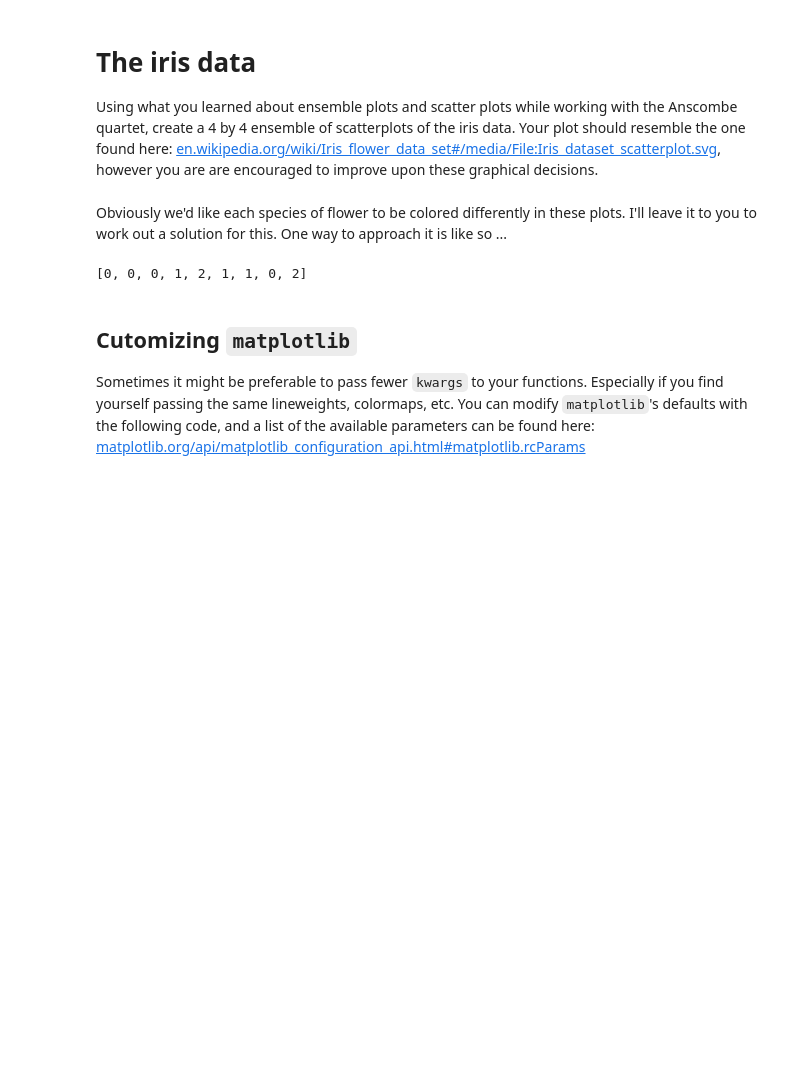
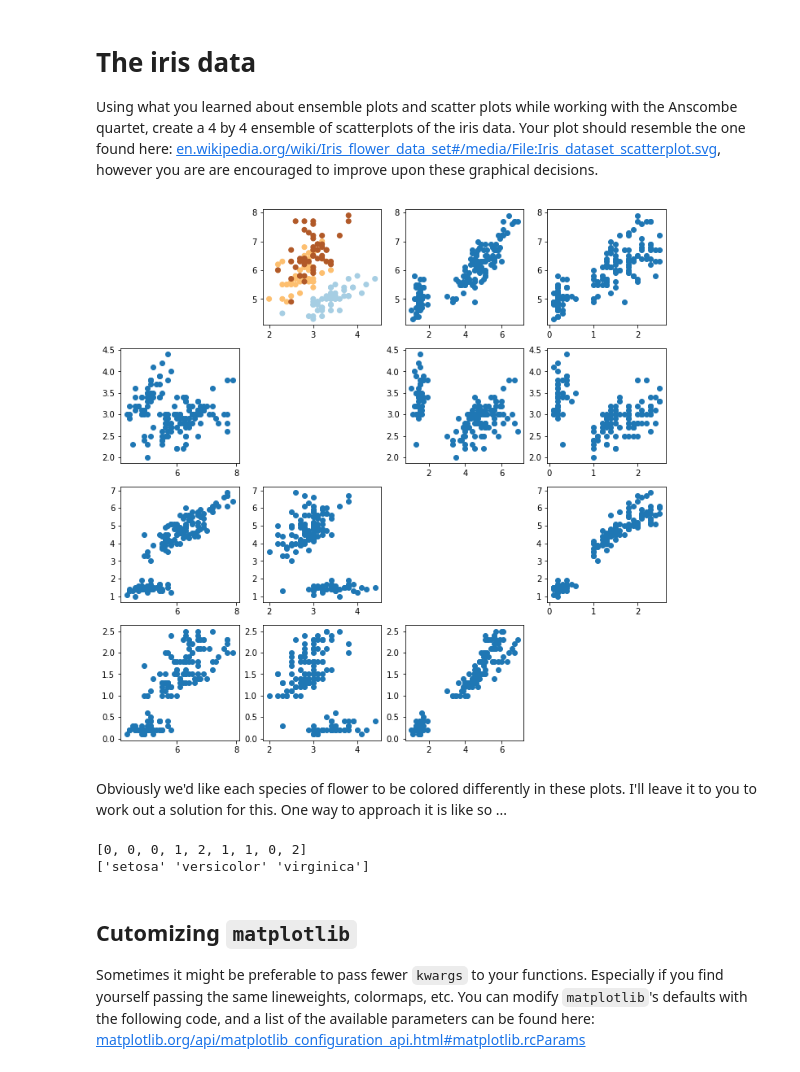
Before and after one commit to njmattes/rdcep-dataviz-bootcamp, a Jupyter notebook: example_graph/iris.ipynb, the cells around one changed output. Drawn from its saved outputs; the diff is of its cells as text; code cells hidden in the pictures; blank space fills up the shorter version.

```diff
--- a/example_graph/iris.ipynb
+++ b/example_graph/iris.ipynb
@@ -3,32 +3,66 @@
 
 Using what you learned about ensemble plots and scatter plots while working with the Anscombe quartet, create a 4 by 4 ensemble of scatterplots of the iris data. Your plot should resemble the one found here: [en.wikipedia.org/wiki/Iris_flower_data_set#/media/File:Iris_dataset_scatterplot.svg](https://en.wikipedia.org/wiki/Iris_flower_data_set#/media/File:Iris_dataset_scatterplot.svg), however you are are encouraged to improve upon these graphical decisions.
 # %%
+%matplotlib inline
 import matplotlib.pyplot as plt
 import pandas as pd
 
 df = pd.read_csv('./example_graph/iris.csv')
 # Note that we're not creating a figure and axes together.
 # It's possible to create axes within the figure one at
 # a time, which is often preferable when working with
 # many axes in an ensemble.
-fig = plt.figure(figsize=(12, 12))
+fig = plt.figure(figsize=(12, 12), facecolor='white')
 # The syntax for this argument is [rows][columns][order].
 # So 441 menas 4 rows, 4 colomns, this is the first chart
 # (assuming z-order, or left-to-right, top-to-bottom.
-ax1 = fig.add_subplot(441)
+ax = fig.add_subplot(442)
 # Incidentally, since `matplotlib` functions tend to be
 # overloaded, this is equivalent to:
 # fig.add_subplot(4, 4, 1)
-ax1.scatter(df['sepal_length'], df['sepal_width'])
+c = [df['species'].unique().tolist().index(df.loc[i, 'species'])
+     for i in df.index]
+ax.scatter(df['sepal_width'], df['sepal_length'],
+           c=c, cmap='Paired')
+ax = fig.add_subplot(4, 4, 3)
+ax.scatter(df['petal_length'], df['sepal_length'])
+ax = fig.add_subplot(4, 4, 4)
+ax.scatter(df['petal_width'], df['sepal_length'])
+ax = fig.add_subplot(4, 4, 5)
+ax.scatter(df['sepal_length'], df['sepal_width'])
+ax = fig.add_subplot(4, 4, 7)
+ax.scatter(df['petal_length'], df['sepal_width'])
+ax = fig.add_subplot(4, 4, 8)
+ax.scatter(df['petal_width'], df['sepal_width'])
+ax = fig.add_subplot(4, 4, 9)
+ax.scatter(df['sepal_length'], df['petal_length'])
+ax = fig.add_subplot(4, 4, 10)
+ax.scatter(df['sepal_width'], df['petal_length'])
+ax = fig.add_subplot(4, 4, 12)
+ax.scatter(df['petal_width'], df['petal_length'])
+ax = fig.add_subplot(4, 4, 13)
+ax.scatter(df['sepal_length'], df['petal_width'])
+ax = fig.add_subplot(4, 4, 14)
+ax.scatter(df['sepal_width'], df['petal_width'])
+ax = fig.add_subplot(4, 4, 15)
+ax.scatter(df['petal_length'], df['petal_width'])
+ax16 = fig.add_subplot(4, 4, 16)
+ax16.set_xticks([])
+ax16.set_yticks([])
+plt.setp(ax16.spines.values(), color='white')
 plt.show()
+# %% [output]
+[figure, added]
 # %% [markdown]
 Obviously we'd like each species of flower to be colored differently in these plots. I'll leave it to you to work out a solution for this. One way to approach it is like so ...
 # %%
 vars = ['foo', 'foo', 'foo', 'bar', 'baz', 'bar', 'bar', 'foo', 'baz']
 hues = [['foo', 'bar', 'baz'].index(vars[i]) for i in range(len(vars))]
 print(hues)
+print(df['species'].unique())
 # %% [output]
 [0, 0, 0, 1, 2, 1, 1, 0, 2]
+['setosa' 'versicolor' 'virginica']
 # %% [markdown]
 ## Cutomizing `matplotlib`
 
```
Also changed, not shown: parts of 4 cells of this notebook, 1 other file.
